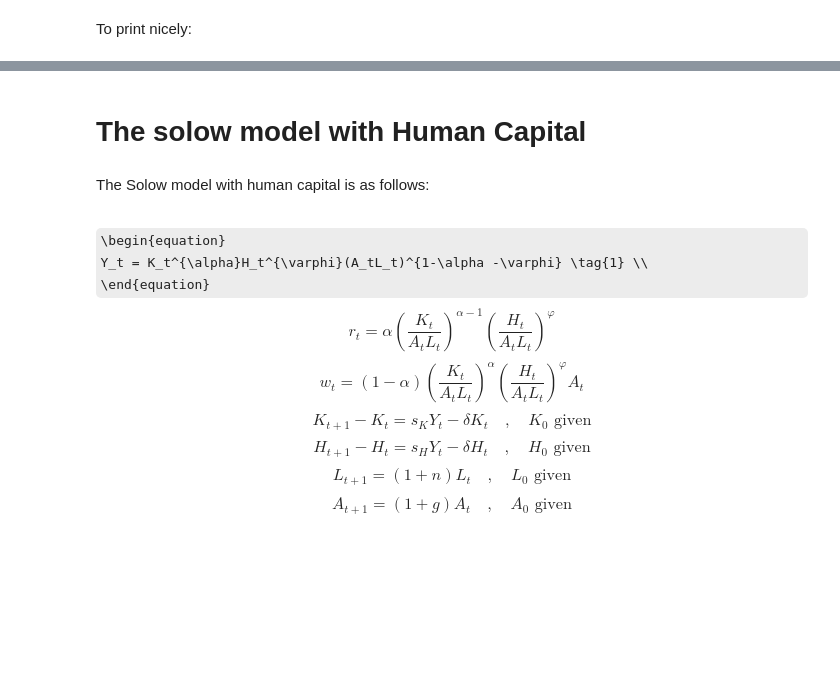
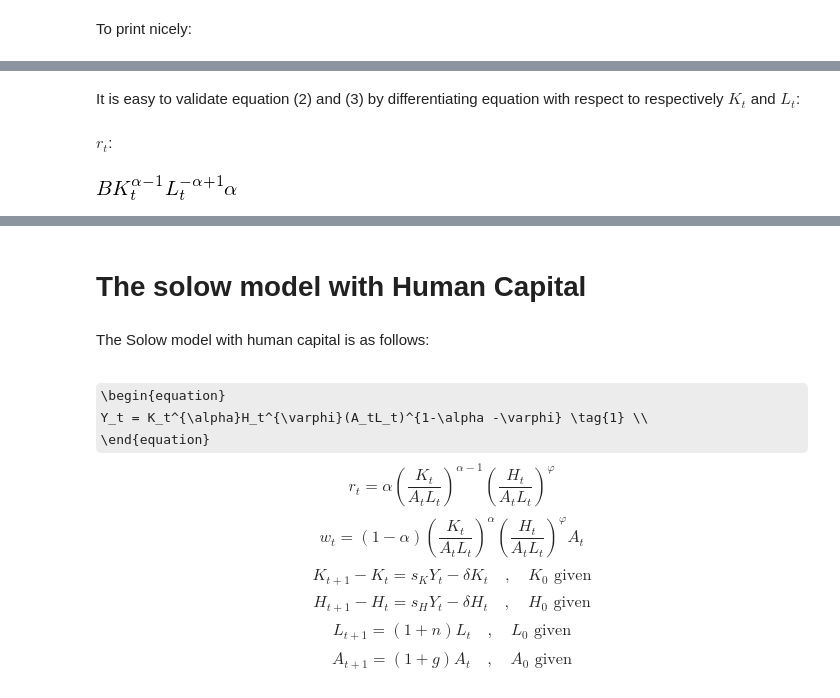
Before and after one commit to kzm266/projects-2019-anaconda-bois, a Jupyter notebook: modelproject/modelproject.ipynb, the cells around one changed output, grey strips where cells are left out. Cells and saved outputs as stored; diff of their text form; code cells hidden in the pictures; some formulas as TeX source; blank space fills up the shorter version.

```diff
--- a/modelproject/modelproject.ipynb
+++ b/modelproject/modelproject.ipynb
@@ -11,0 +51,24 @@ sm.init_printing(use_unicode=True)
+# %%
+Y = sm.symbols("Y_t")
+y = sm.symbols("y_t")
+K = sm.symbols("K_t")
+k = sm.symbols("k_t")
+r = sm.symbols("r_t")
+w = sm.symbols("w_t")
+s = sm.symbols("s")
+n = sm.symbols("n")
+g = sm.symbols("g")
+B = sm.symbols("B")
+L = sm.symbols("L_t")
+alpha = sm.symbols("alpha")
+delta = sm.symbols("delta")
+kstar = sm.symbols("k_t^*")
+ystar = sm.symbols("y^*")
+# %% [markdown]
+It is easy to validate equation (2) and (3) by differentiating equation with respect to respectively $K_t$ and $L_t$:
+# %% [markdown]
+$r_t$:
+# %%
+sm.simplify(sm.diff(B*K**alpha*L**(1-alpha), K))
+# %% [output]
+[figure, added]
```
Also changed, not shown: parts of 40 cells of this notebook.
